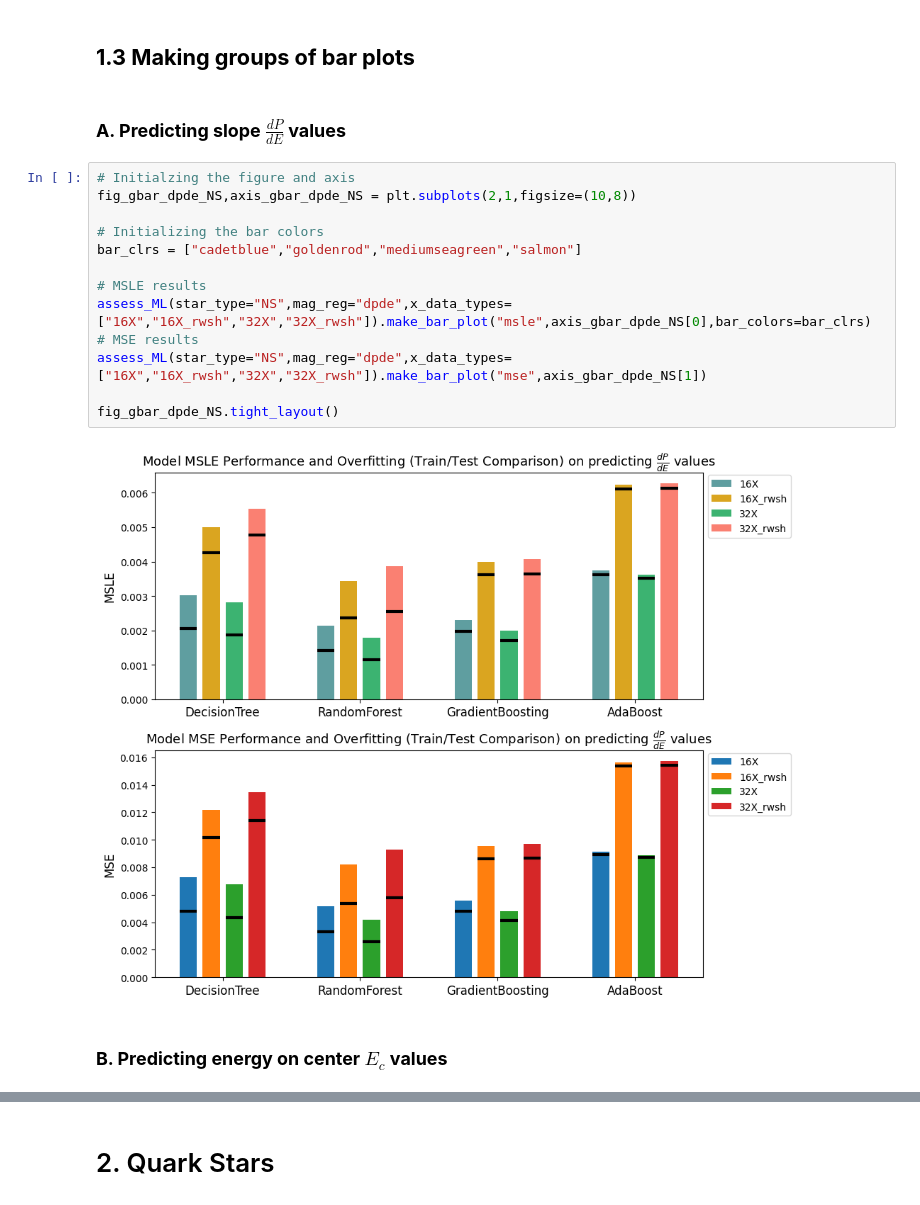
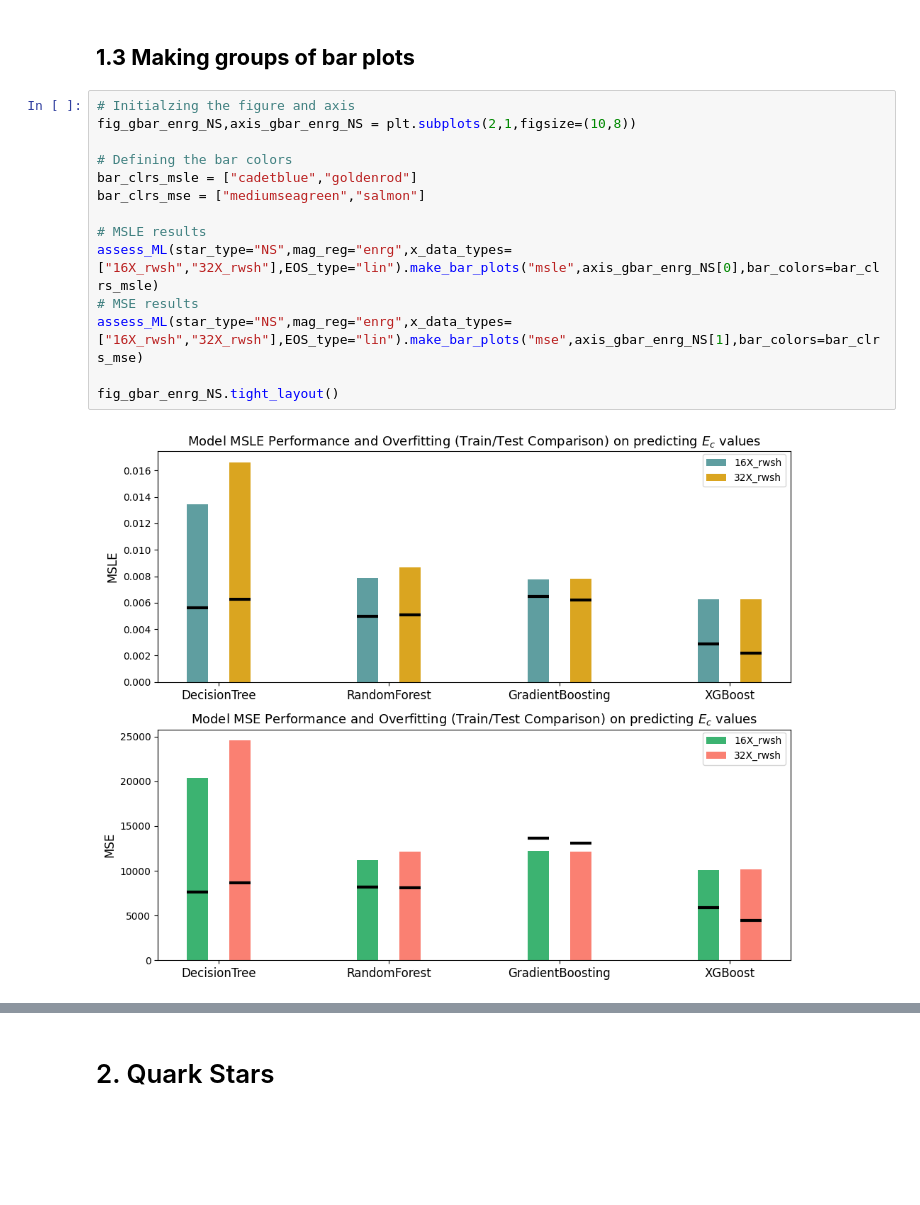
Before and after one commit to istergak/MSc-Computational-Physics-AUTH, a Jupyter notebook: Thesis - ML and ANNs regression models for Exotic Star's EOSs/Part 3 - Training and testing ML regression algorithms/assessing_summary_ml_reg.ipynb, the cells around one changed output, grey strips where cells are left out. Saved outputs shown, nothing was run; the diff lists cells and outputs as text; blank space fills up the shorter version.

```diff
--- a/Thesis - ML and ANNs regression models for Exotic Star's EOSs/Part 3 - Training and testing ML regression algorithms/assessing_summary_ml_reg.ipynb
+++ b/Thesis - ML and ANNs regression models for Exotic Star's EOSs/Part 3 - Training and testing ML regression algorithms/assessing_summary_ml_reg.ipynb
@@ -224,21 +74,18 @@ assess_ML(star_type="NS",mag_reg="PcMmax",x_data_types=["16X","16X_rwsh","32X","
 # %% [markdown]
 ## **1.3 Making groups of bar plots**
-# %% [markdown]
-### **A. Predicting slope $\frac{dP}{dE}$ values**
 # %%
 # Initialzing the figure and axis
-fig_gbar_dpde_NS,axis_gbar_dpde_NS = plt.subplots(2,1,figsize=(10,8))
+fig_gbar_enrg_NS,axis_gbar_enrg_NS = plt.subplots(2,1,figsize=(10,8))
 
-# Initializing the bar colors
-bar_clrs = ["cadetblue","goldenrod","mediumseagreen","salmon"]
+# Defining the bar colors
+bar_clrs_msle = ["cadetblue","goldenrod"]
+bar_clrs_mse = ["mediumseagreen","salmon"]
 
 # MSLE results
-assess_ML(star_type="NS",mag_reg="dpde",x_data_types=["16X","16X_rwsh","32X","32X_rwsh"]).make_bar_plot("msle",axis_gbar_dpde_NS[0],bar_colors=bar_clrs)
+assess_ML(star_type="NS",mag_reg="enrg",x_data_types=["16X_rwsh","32X_rwsh"],EOS_type="lin").make_bar_plots("msle",axis_gbar_enrg_NS[0],bar_colors=bar_clrs_msle)
 # MSE results
-assess_ML(star_type="NS",mag_reg="dpde",x_data_types=["16X","16X_rwsh","32X","32X_rwsh"]).make_bar_plot("mse",axis_gbar_dpde_NS[1])
+assess_ML(star_type="NS",mag_reg="enrg",x_data_types=["16X_rwsh","32X_rwsh"],EOS_type="lin").make_bar_plots("mse",axis_gbar_enrg_NS[1],bar_colors=bar_clrs_mse)
 
-fig_gbar_dpde_NS.tight_layout()
+fig_gbar_enrg_NS.tight_layout()
 # %% [output]
-[figure, old version]
+[figure, new version]
-# %% [markdown]
-### **B. Predicting energy on center $E_c$ values**
```
Also changed, not shown: parts of 82 cells of this notebook, 6 other files.
